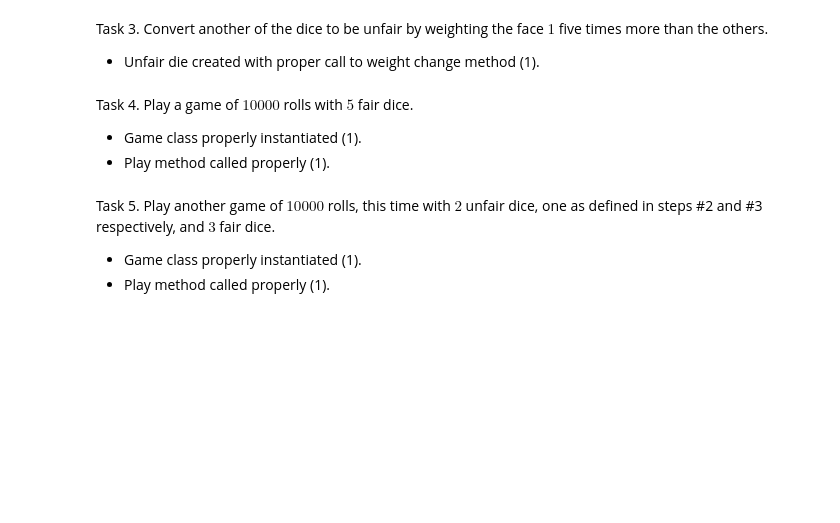
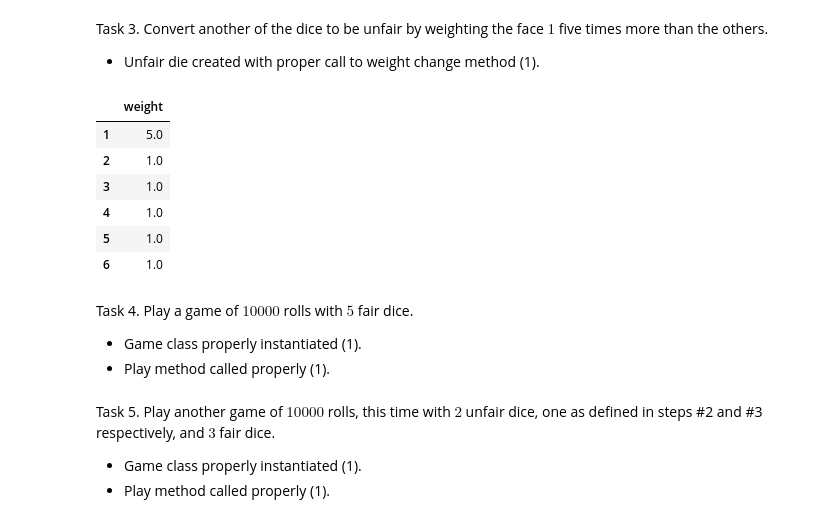
Before and after one commit to pfost-bit/monte_carlo, a Jupyter notebook: DS51200_FinalProjectTemplate.ipynb, the cells around one changed output. Cells and saved outputs as stored; diff of their text form; code cells hidden in the pictures; blank space fills up the shorter version.

```diff
--- a/DS51200_FinalProjectTemplate.ipynb
+++ b/DS51200_FinalProjectTemplate.ipynb
@@ -194,6 +222,17 @@ Task 2. Convert one of the dice to an unfair one by weighting the face $6$ five
 Task 3. Convert another of the dice to be unfair by weighting the face $1$ five times more than the others.
 
 - Unfair die created with proper call to weight change method (1).
+# %%
+d1.change_weight(1,5)
+d1.show_die_state()
+# %% [output]
+|  | weight |
+| 1 | 5.0 |
+| 2 | 1.0 |
+| 3 | 1.0 |
+| 4 | 1.0 |
+| 5 | 1.0 |
+| 6 | 1.0 |
 # %% [markdown]
 Task 4. Play a game of $10000$ rolls with $5$ fair dice.
 
```
Also changed, not shown: parts of 22 cells of this notebook, 4 other files.
